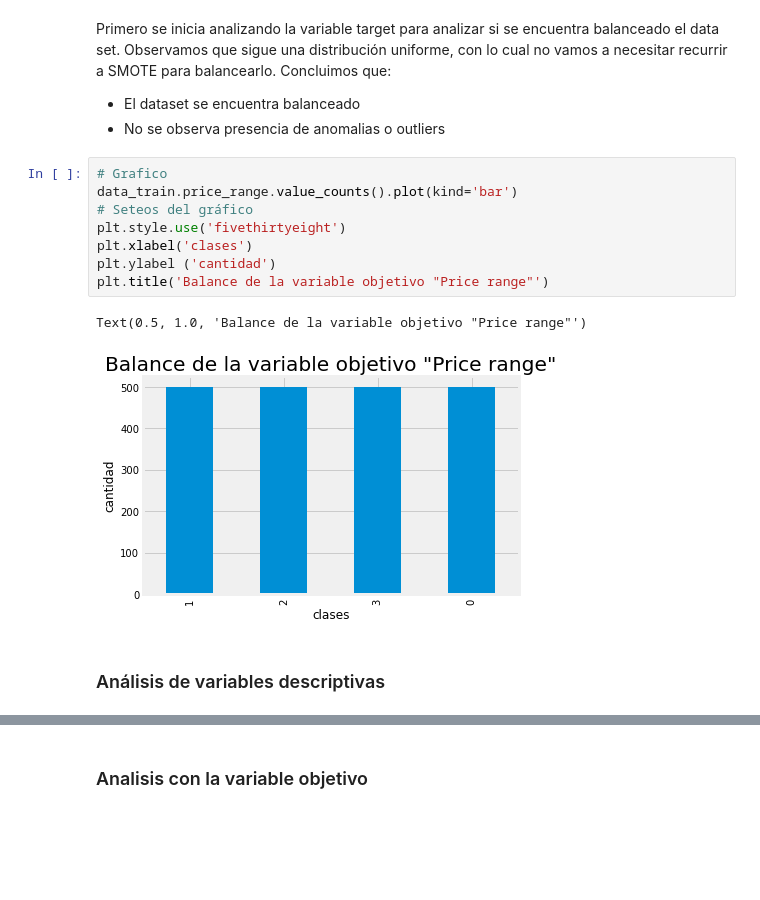
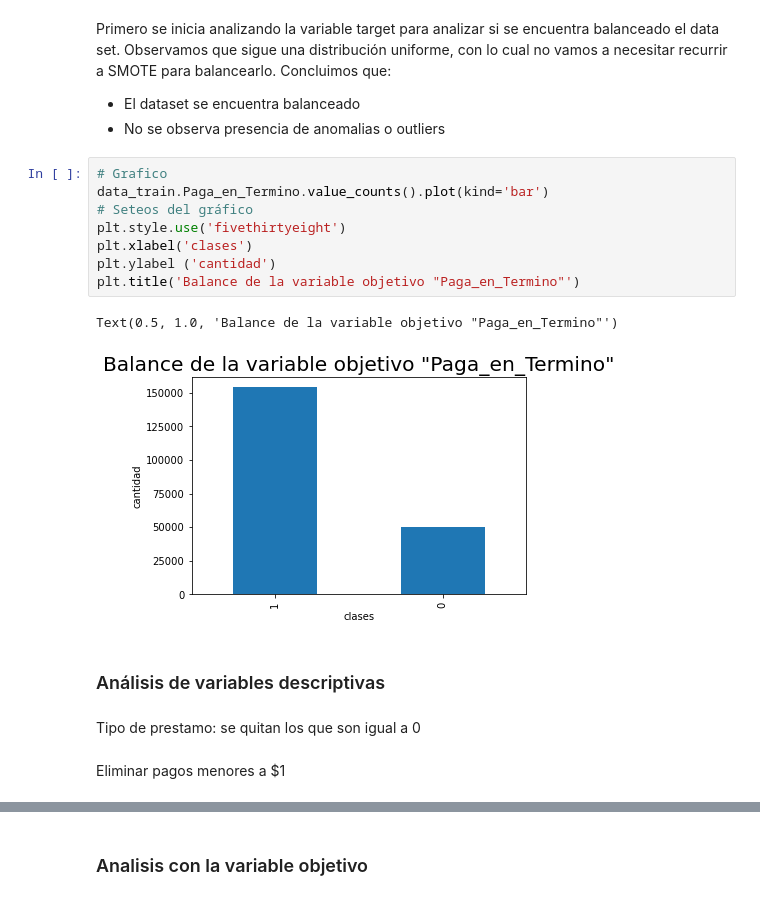
Before and after one commit to FrancisLuna/data-science-TP4, a Jupyter notebook: TP4.ipynb, the cells around one changed output, grey strips where cells are left out. Cells and saved outputs as stored; diff of their text form; blank space fills up the shorter version.

```diff
--- a/TP4.ipynb
+++ b/TP4.ipynb
@@ -156,17 +198,21 @@ Primero se inicia analizando la variable target para analizar si se encuentra ba
 * No se observa presencia de anomalias o outliers
 # %%
 # Grafico
-data_train.price_range.value_counts().plot(kind='bar')
+data_train.Paga_en_Termino.value_counts().plot(kind='bar')
 # Seteos del gráfico
 plt.style.use('fivethirtyeight')
 plt.xlabel('clases')
 plt.ylabel ('cantidad')
-plt.title('Balance de la variable objetivo "Price range"')
+plt.title('Balance de la variable objetivo "Paga_en_Termino"')
 # %% [output]
-Text(0.5, 1.0, 'Balance de la variable objetivo "Price range"')
+Text(0.5, 1.0, 'Balance de la variable objetivo "Paga_en_Termino"')
-[figure, old version]
+[figure, new version]
 # %% [markdown]
 ### Análisis de variables descriptivas
+# %% [markdown]
+Tipo de prestamo: se quitan los que son igual a 0
+# %% [markdown]
+Eliminar pagos menores a $1
 # %%
 data_train.hist(figsize=(20,20))
 plt.show()
```
Also changed, not shown: parts of 20 cells of this notebook, 5 other files.
